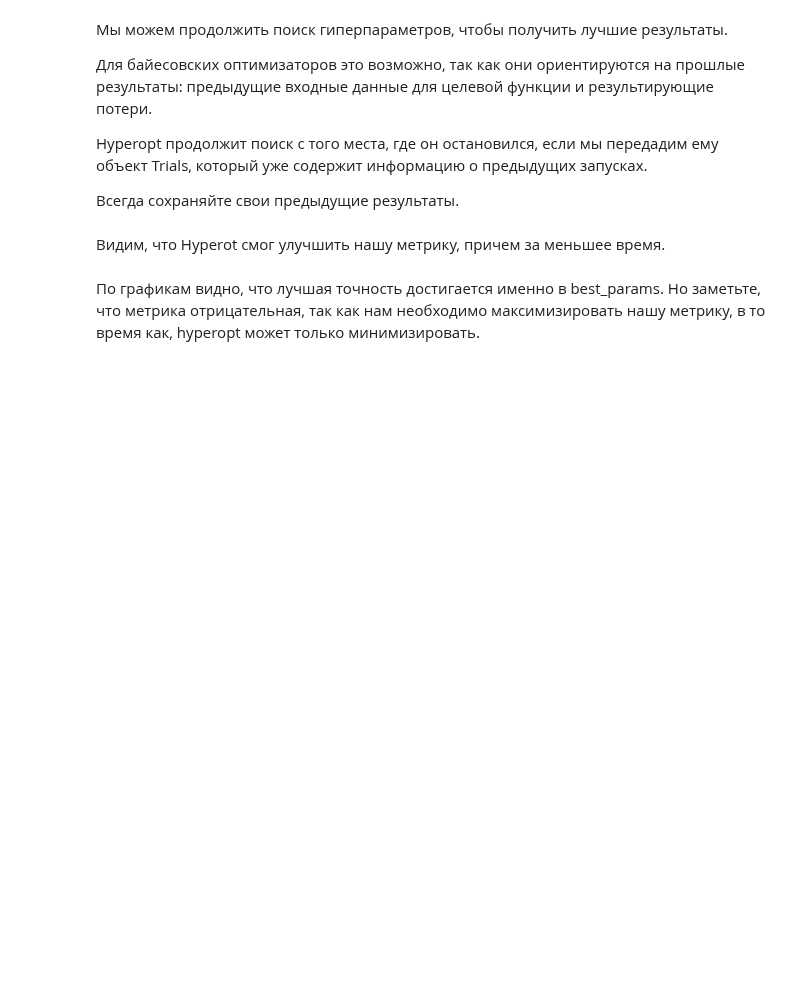
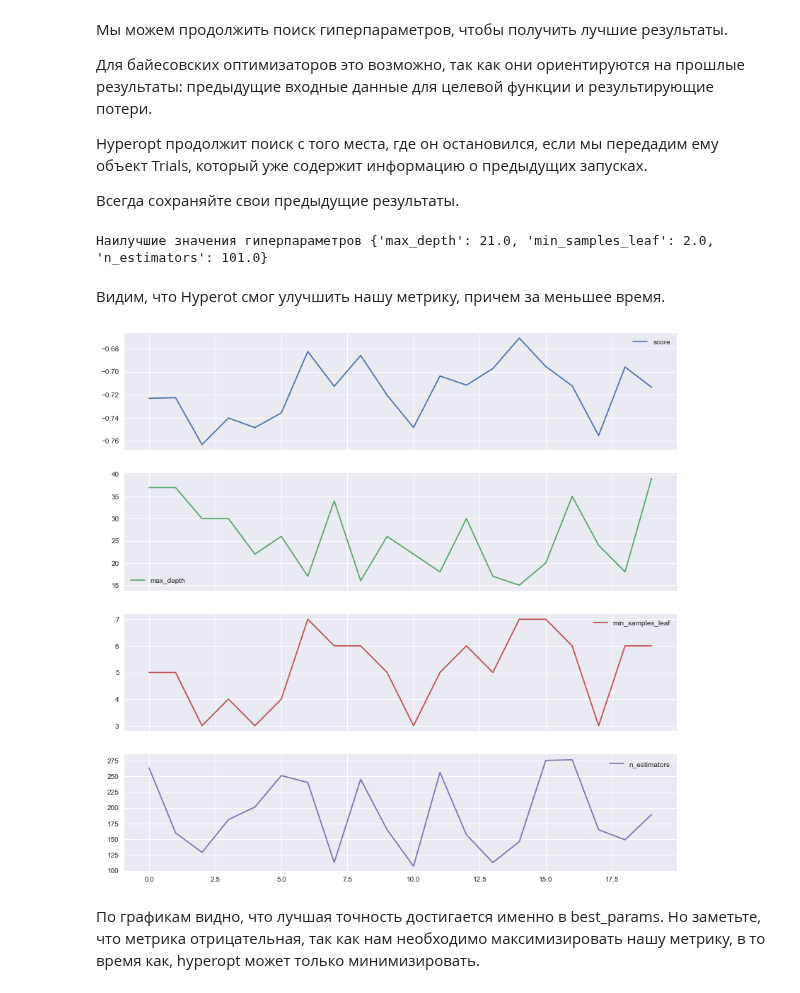
Before and after one commit to DmitriySky47/sf_data_science, a Jupyter notebook: Skillfactory/ML_7_Оптимизация_гиперпараметров/ML-7.Optimization_of_hyperparameters.ipynb, the cells around one changed output. Saved outputs shown, nothing was run; the diff lists cells and outputs as text; code cells hidden in the pictures; blank space fills up the shorter version.

```diff
--- a/Skillfactory/ML_7_Оптимизация_гиперпараметров/ML-7.Optimization_of_hyperparameters.ipynb
+++ b/Skillfactory/ML_7_Оптимизация_гиперпараметров/ML-7.Optimization_of_hyperparameters.ipynb
@@ -693,21 +778,27 @@ best=fmin(hyperopt_rf, # наша функция
           algo=tpe.suggest, # алгоритм оптимизации, установлен по умолчанию, задавать необязательно
           max_evals=23, # максимальное количество итераций
           trials=trials, # логирование результатов
-          rstate=np.random.RandomState(random_state)# фиксируем для повторяемости результата
+          rstate=np.random.default_rng(random_state)
+          #rstate=np.random.RandomState(random_state)# фиксируем для повторяемости результата
          )
 print("Наилучшие значения гиперпараметров {}".format(best))
+# %% [output]
+Наилучшие значения гиперпараметров {'max_depth': 21.0, 'min_samples_leaf': 2.0, 'n_estimators': 101.0}
 # %% [markdown]
 Видим, что Hyperot смог улучшить нашу метрику, причем за меньшее время.
 # %%
 # отрисуем, как менялась точность при различных гиперпараметрах
 tpe_results=np.array([[x['result']['loss'],
                       x['misc']['vals']['max_depth'][0],
+                      x['misc']['vals']['min_samples_leaf'][0], # вставил допольнительно
                       x['misc']['vals']['n_estimators'][0]] for x in trials.trials])
 
 tpe_results_df=pd.DataFrame(tpe_results,
-                           columns=['score', 'max_depth', 'n_estimators'])
+                           columns=['score', 'max_depth', 'min_samples_leaf', 'n_estimators'])
 # тепловая карта в данном случае не очень наглядна, возьмем линейный график
-tpe_results_df.plot(subplots=True,figsize=(10, 10));
+tpe_results_df.plot(subplots=True,figsize=(14, 14));
+# %% [output]
+[figure, added]
 # %% [markdown]
 По графикам видно, что лучшая точность достигается именно в best_params. Но заметьте, что метрика отрицательная, так как нам необходимо максимизировать нашу метрику, в то время как,  hyperopt может только минимизировать.
 # %% [markdown]
```
Also changed, not shown: parts of 27 cells of this notebook, 1 other file.
